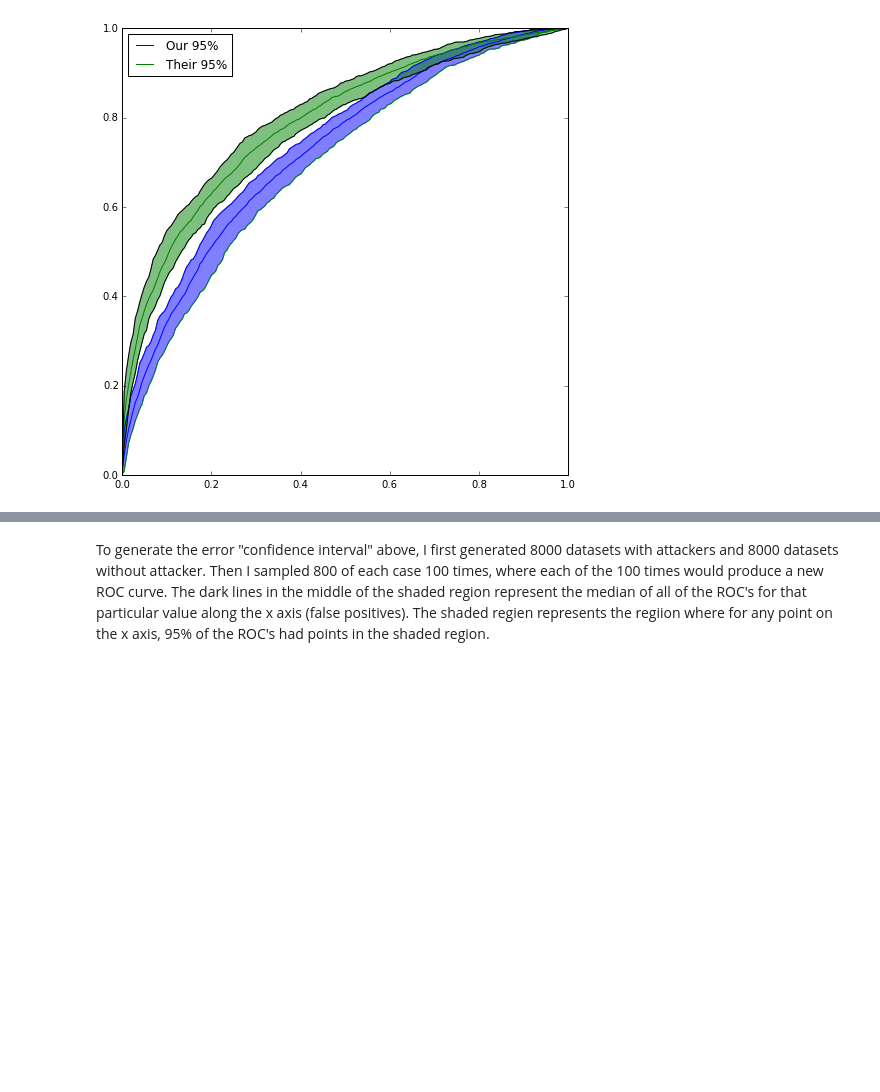
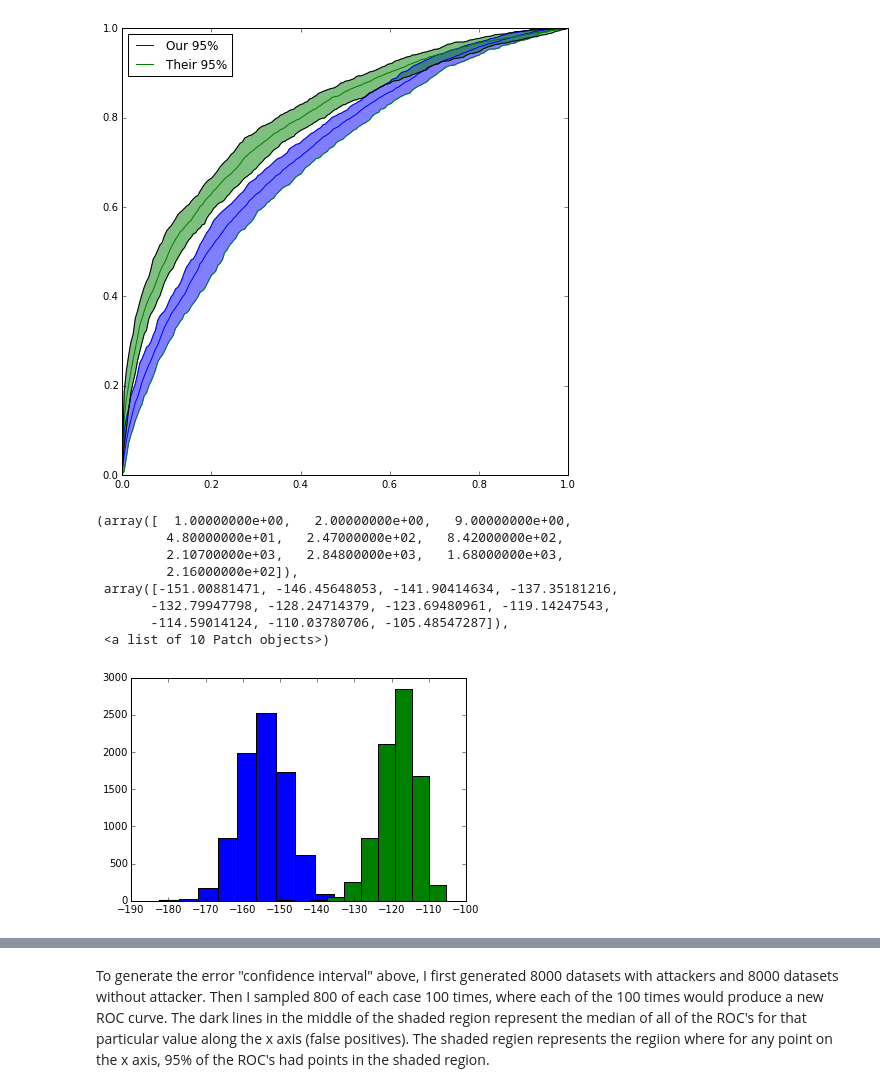
Before and after one commit to j-grana6/SFT-Nets, a Jupyter notebook: python/roc_4_8_14_2.ipynb, the cells around one changed output, grey strips where cells are left out. Saved outputs shown, nothing was run; the diff lists cells and outputs as text; code cells hidden in the pictures; blank space fills up the shorter version.

```diff
--- a/python/roc_4_8_14_2.ipynb
+++ b/python/roc_4_8_14_2.ipynb
@@ -478,3 +488,16 @@ plt.fill_between(np.arange(0,1,.005), upper, lower, alpha=.5, color='green')
 # %% [output]
 <matplotlib.collections.PolyCollection at 0x...>
 [figure]
+# %%
+plt.hist(pos_5[:,0])
+plt.hist(pos_5[:,1])
+# %% [output]
+(array([  1.00000000e+00,   2.00000000e+00,   9.00000000e+00,
+         4.80000000e+01,   2.47000000e+02,   8.42000000e+02,
+         2.10700000e+03,   2.84800000e+03,   1.68000000e+03,
+         2.16000000e+02]),
+ array([-151.00881471, -146.45648053, -141.90414634, -137.35181216,
+       -132.79947798, -128.24714379, -123.69480961, -119.14247543,
+       -114.59014124, -110.03780706, -105.48547287]),
+ <a list of 10 Patch objects>)
+[figure, added]
```
Also changed, not shown: parts of 6 cells of this notebook, 1 other file.
